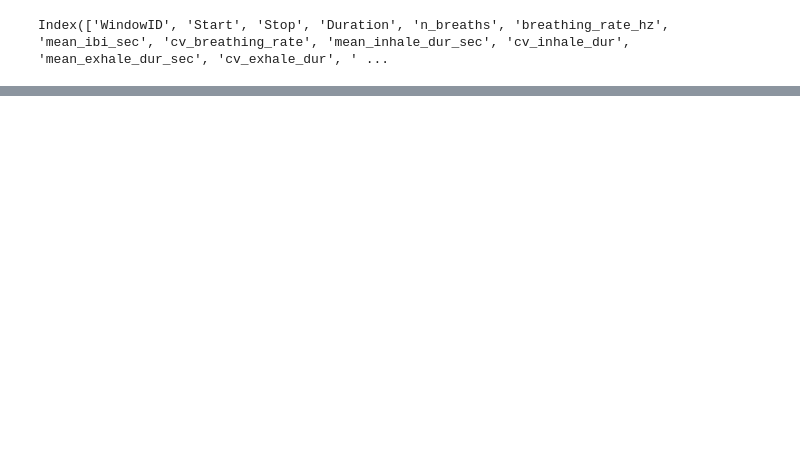
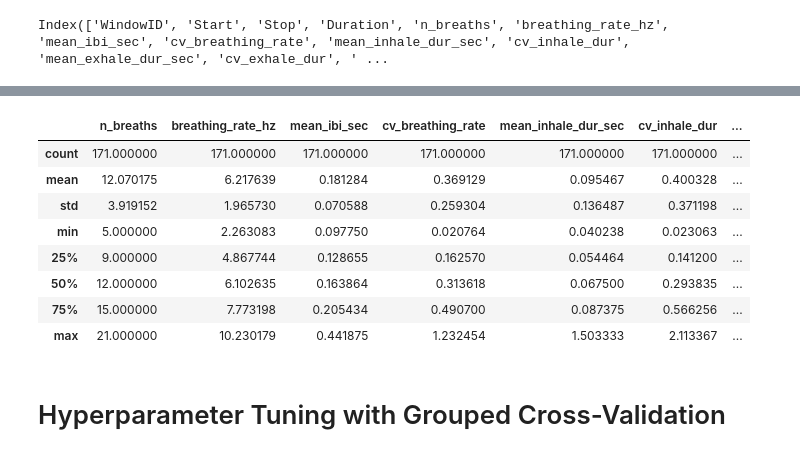
Before and after one commit to padillacoreanolab/respiratory_pilot, a Jupyter notebook: notebooks/thomas_notebooks/resp_classification/valence-classification-session-5sec.ipynb, the cells around one changed output, grey strips where cells are left out. Saved outputs shown, nothing was run; the diff lists cells and outputs as text; code cells hidden in the pictures; blank space fills up the shorter version.

```diff
--- a/notebooks/thomas_notebooks/resp_classification/valence-classification-session-5sec.ipynb
+++ b/notebooks/thomas_notebooks/resp_classification/valence-classification-session-5sec.ipynb
@@ -721 +817,15 @@ Cleaned shape: (2176, 38)
+# %%
+df[df["TrueMouseID"] == "3_6"][candidate_feature_cols].describe()
+# %% [output]
+|  | n_breaths | breathing_rate_hz | mean_ibi_sec | cv_breathing_rate | mean_inhale_dur_sec | cv_inhale_dur | ... |
+| count | 171.000000 | 171.000000 | 171.000000 | 171.000000 | 171.000000 | 171.000000 | ... |
+| mean | 12.070175 | 6.217639 | 0.181284 | 0.369129 | 0.095467 | 0.400328 | ... |
+| std | 3.919152 | 1.965730 | 0.070588 | 0.259304 | 0.136487 | 0.371198 | ... |
+| min | 5.000000 | 2.263083 | 0.097750 | 0.020764 | 0.040238 | 0.023063 | ... |
+| 25% | 9.000000 | 4.867744 | 0.128655 | 0.162570 | 0.054464 | 0.141200 | ... |
+| 50% | 12.000000 | 6.102635 | 0.163864 | 0.313618 | 0.067500 | 0.293835 | ... |
+| 75% | 15.000000 | 7.773198 | 0.205434 | 0.490700 | 0.087375 | 0.566256 | ... |
+| max | 21.000000 | 10.230179 | 0.441875 | 1.232454 | 1.503333 | 2.113367 | ... |
+# %% [markdown]
+# Hyperparameter Tuning with Grouped Cross-Validation
 # %%
```
Also changed, not shown: parts of 18 cells of this notebook, 4 other files.
